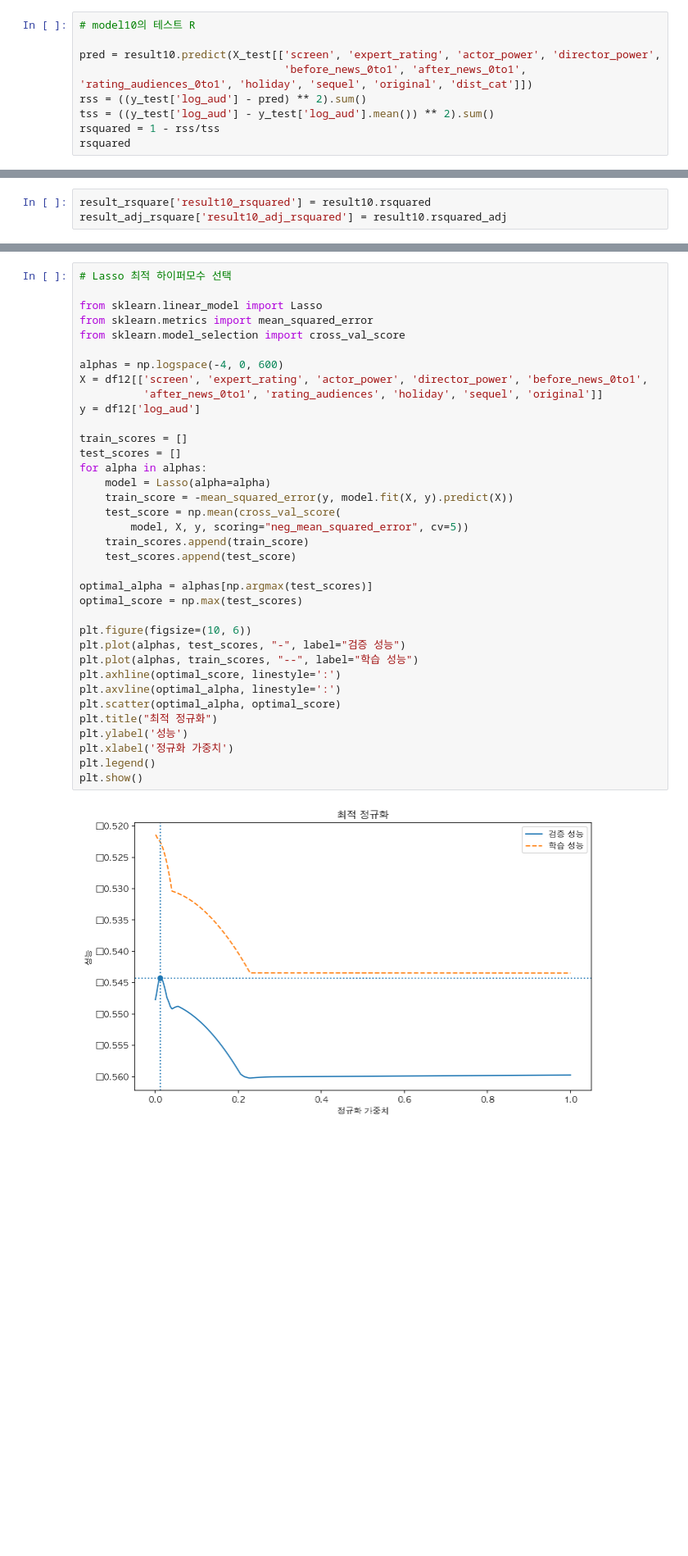
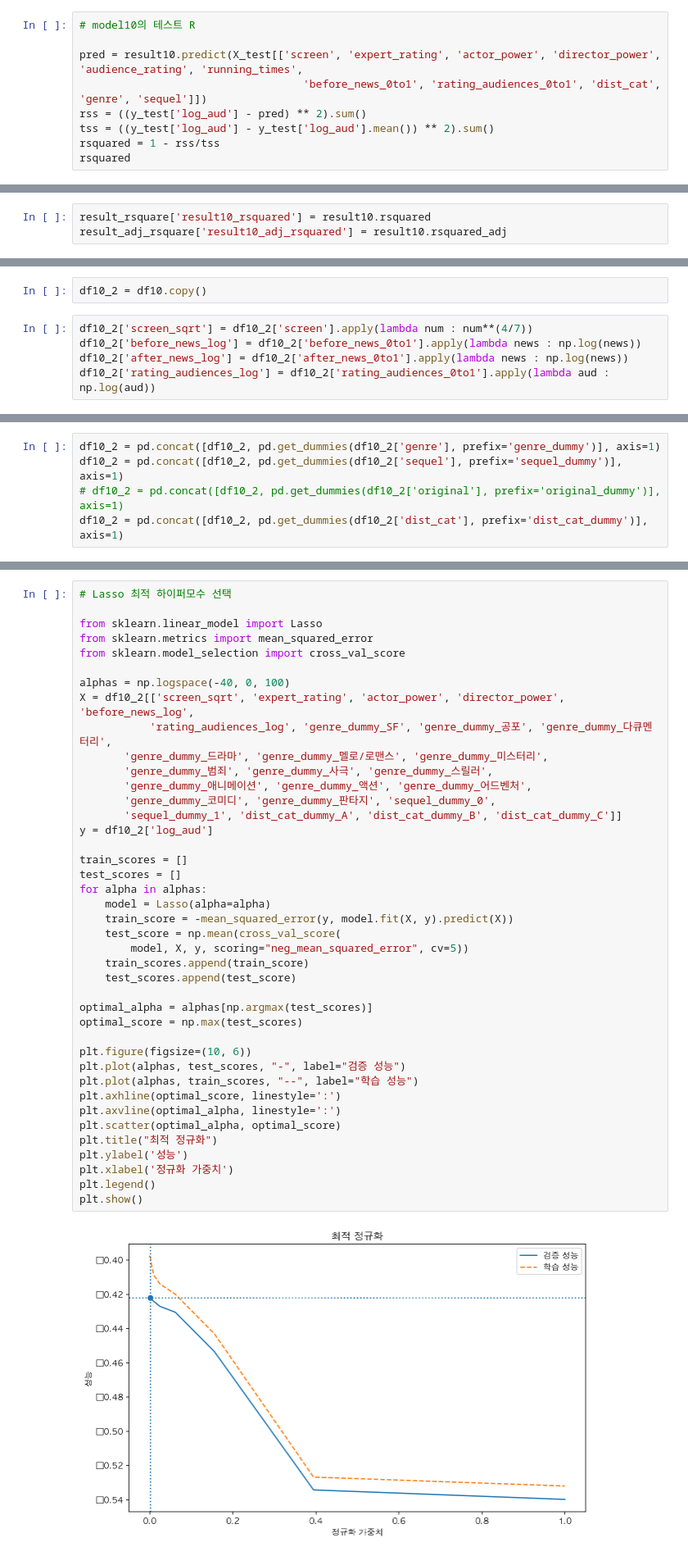
Before and after one commit to yeejun007/linear_regression_project, a Jupyter notebook: yeejun/OLS2/final_presentation_models-Copy1.ipynb, the cells around one changed output, grey strips where cells are left out. Shown at 82% size. Cells and saved outputs as stored; diff of their text form; blank space fills up the shorter version.

```diff
--- a/yeejun/OLS2/final_presentation_models-Copy1.ipynb
+++ b/yeejun/OLS2/final_presentation_models-Copy1.ipynb
@@ -1298,8 +1421,8 @@ kfold_dict_avr.append(sum(kfold_dict['10'])/10)
 # %%
 # model10의 테스트 R
 
-pred = result10.predict(X_test[['screen', 'expert_rating', 'actor_power', 'director_power',
-                                'before_news_0to1', 'after_news_0to1', 'rating_audiences_0to1', 'holiday', 'sequel', 'original', 'dist_cat']])
+pred = result10.predict(X_test[['screen', 'expert_rating', 'actor_power', 'director_power', 'audience_rating', 'running_times',
+                                   'before_news_0to1', 'rating_audiences_0to1', 'dist_cat', 'genre', 'sequel']])
 rss = ((y_test['log_aud'] - pred) ** 2).sum()
 tss = ((y_test['log_aud'] - y_test['log_aud'].mean()) ** 2).sum()
 rsquared = 1 - rss/tss
@@ -1753,0 +1794,7 @@ result12_lasso = model12.fit_regularized(alpha=0.01, L1_wt=1, refit=True)
+# %%
+df10_2 = df10.copy()
+# %%
+df10_2['screen_sqrt'] = df10_2['screen'].apply(lambda num : num**(4/7))
+df10_2['before_news_log'] = df10_2['before_news_0to1'].apply(lambda news : np.log(news))
+df10_2['after_news_log'] = df10_2['after_news_0to1'].apply(lambda news : np.log(news))
+df10_2['rating_audiences_log'] = df10_2['rating_audiences_0to1'].apply(lambda aud : np.log(aud))
@@ -1753,0 +1803,5 @@ result12_lasso = model12.fit_regularized(alpha=0.01, L1_wt=1, refit=True)
+# %%
+df10_2 = pd.concat([df10_2, pd.get_dummies(df10_2['genre'], prefix='genre_dummy')], axis=1)
+df10_2 = pd.concat([df10_2, pd.get_dummies(df10_2['sequel'], prefix='sequel_dummy')], axis=1)
+# df10_2 = pd.concat([df10_2, pd.get_dummies(df10_2['original'], prefix='original_dummy')], axis=1)
+df10_2 = pd.concat([df10_2, pd.get_dummies(df10_2['dist_cat'], prefix='dist_cat_dummy')], axis=1)
@@ -1850,38 +1962,43 @@ rsquared
 from sklearn.linear_model import Lasso
 from sklearn.metrics import mean_squared_error
 from sklearn.model_selection import cross_val_score
 
-alphas = np.logspace(-4, 0, 600)
-X = df12[['screen', 'expert_rating', 'actor_power', 'director_power', 'before_news_0to1',
-          'after_news_0to1', 'rating_audiences', 'holiday', 'sequel', 'original']]
-y = df12['log_aud']
+alphas = np.logspace(-40, 0, 100)
+X = df10_2[['screen_sqrt', 'expert_rating', 'actor_power', 'director_power', 'before_news_log',
+           'rating_audiences_log', 'genre_dummy_SF', 'genre_dummy_공포', 'genre_dummy_다큐멘터리',
+       'genre_dummy_드라마', 'genre_dummy_멜로/로맨스', 'genre_dummy_미스터리',
+       'genre_dummy_범죄', 'genre_dummy_사극', 'genre_dummy_스릴러',
+       'genre_dummy_애니메이션', 'genre_dummy_액션', 'genre_dummy_어드벤처',
+       'genre_dummy_코미디', 'genre_dummy_판타지', 'sequel_dummy_0',
+       'sequel_dummy_1', 'dist_cat_dummy_A', 'dist_cat_dummy_B', 'dist_cat_dummy_C']]
+y = df10_2['log_aud']
 
 train_scores = []
 test_scores = []
 for alpha in alphas:
     model = Lasso(alpha=alpha)
     train_score = -mean_squared_error(y, model.fit(X, y).predict(X))
     test_score = np.mean(cross_val_score(
         model, X, y, scoring="neg_mean_squared_error", cv=5))
     train_scores.append(train_score)
     test_scores.append(test_score)
 
 optimal_alpha = alphas[np.argmax(test_scores)]
 optimal_score = np.max(test_scores)
 
 plt.figure(figsize=(10, 6))
 plt.plot(alphas, test_scores, "-", label="검증 성능")
 plt.plot(alphas, train_scores, "--", label="학습 성능")
 plt.axhline(optimal_score, linestyle=':')
 plt.axvline(optimal_alpha, linestyle=':')
 plt.scatter(optimal_alpha, optimal_score)
 plt.title("최적 정규화")
 plt.ylabel('성능')
 plt.xlabel('정규화 가중치')
 plt.legend()
 plt.show()
 # %% [output]
-[figure, old version]
+[figure, new version]
 # %%
 optimal_alpha
 # %% [output]
```
Also changed, not shown: parts of 97 cells of this notebook.
